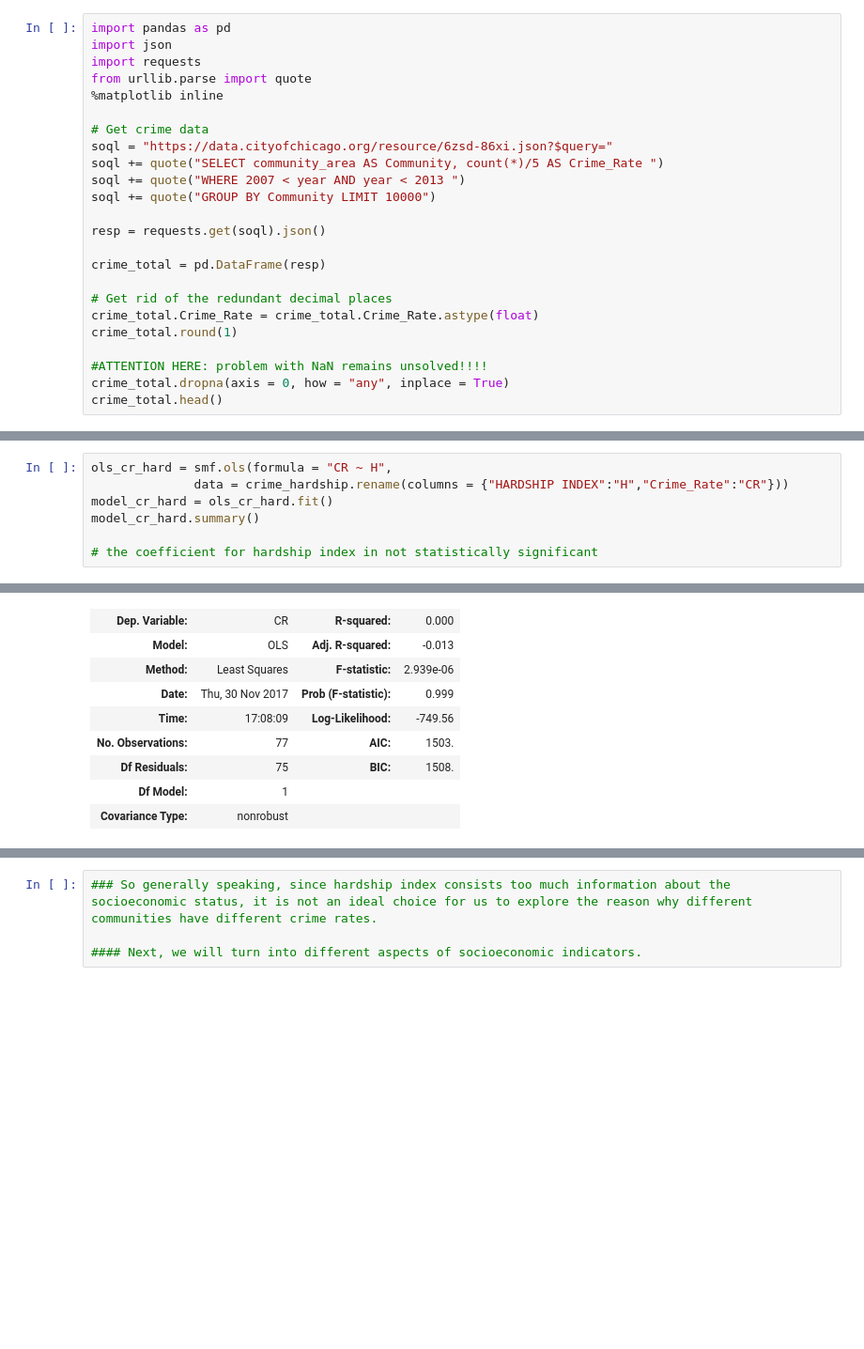
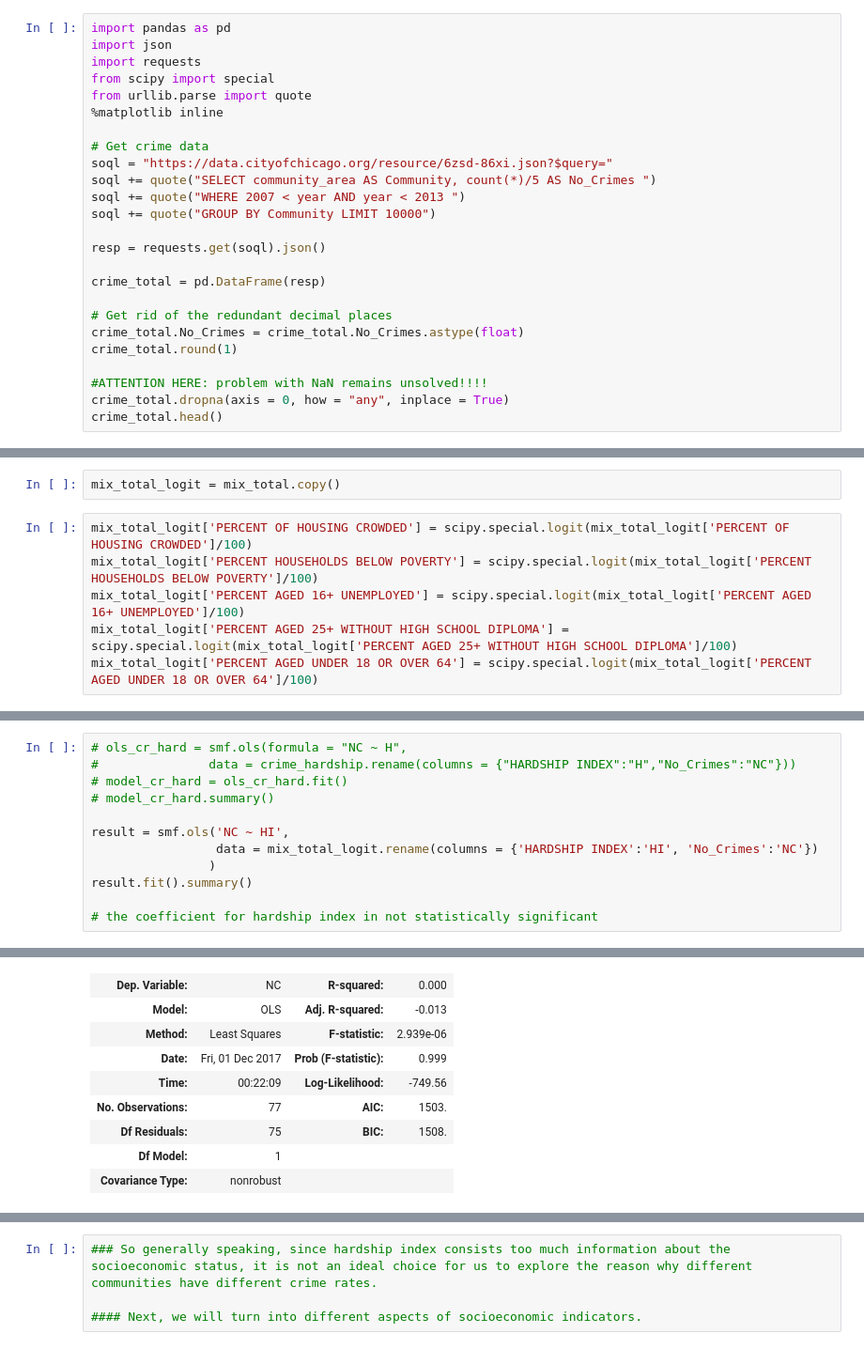
Before and after one commit to bac2qh/ippp_Final_Project, a Jupyter notebook: Crime_Total_Reg_xin.ipynb, the cells around one changed output, grey strips where cells are left out. Shown at 94% size. Drawn from its saved outputs; the diff is of its cells as text; blank space fills up the shorter version.

```diff
--- a/Crime_Total_Reg_xin.ipynb
+++ b/Crime_Total_Reg_xin.ipynb
@@ -2,12 +2,13 @@
 import pandas as pd
 import json
 import requests
+from scipy import special
 from urllib.parse import quote
 %matplotlib inline
 
 # Get crime data
 soql = "https://data.cityofchicago.org/resource/6zsd-86xi.json?$query="
-soql += quote("SELECT community_area AS Community, count(*)/5 AS Crime_Rate ")
+soql += quote("SELECT community_area AS Community, count(*)/5 AS No_Crimes ")
 soql += quote("WHERE 2007 < year AND year < 2013 ")
 soql += quote("GROUP BY Community LIMIT 10000")
 
@@ -16,7 +17,7 @@ resp = requests.get(soql).json()
 crime_total = pd.DataFrame(resp)
 
 # Get rid of the redundant decimal places
-crime_total.Crime_Rate = crime_total.Crime_Rate.astype(float)
+crime_total.No_Crimes = crime_total.No_Crimes.astype(float)
 crime_total.round(1)
 
 #ATTENTION HERE: problem with NaN remains unsolved!!!!
@@ -74,0 +63,8 @@ list(mix_total)
+# %%
+mix_total_logit = mix_total.copy()
+# %%
+mix_total_logit['PERCENT OF HOUSING CROWDED'] = scipy.special.logit(mix_total_logit['PERCENT OF HOUSING CROWDED']/100)
+mix_total_logit['PERCENT HOUSEHOLDS BELOW POVERTY'] = scipy.special.logit(mix_total_logit['PERCENT HOUSEHOLDS BELOW POVERTY']/100)
+mix_total_logit['PERCENT AGED 16+ UNEMPLOYED'] = scipy.special.logit(mix_total_logit['PERCENT AGED 16+ UNEMPLOYED']/100)
+mix_total_logit['PERCENT AGED 25+ WITHOUT HIGH SCHOOL DIPLOMA'] = scipy.special.logit(mix_total_logit['PERCENT AGED 25+ WITHOUT HIGH SCHOOL DIPLOMA']/100)
+mix_total_logit['PERCENT AGED UNDER 18 OR OVER 64'] = scipy.special.logit(mix_total_logit['PERCENT AGED UNDER 18 OR OVER 64']/100)
@@ -118,17 +192,22 @@ mix_total[mix_total.Crime_Rate >= 20000]
 # %%
-ols_cr_hard = smf.ols(formula = "CR ~ H",
-              data = crime_hardship.rename(columns = {"HARDSHIP INDEX":"H","Crime_Rate":"CR"}))
-model_cr_hard = ols_cr_hard.fit()
-model_cr_hard.summary()
+# ols_cr_hard = smf.ols(formula = "NC ~ H",
+#               data = crime_hardship.rename(columns = {"HARDSHIP INDEX":"H","No_Crimes":"NC"}))
+# model_cr_hard = ols_cr_hard.fit()
+# model_cr_hard.summary()
+
+result = smf.ols('NC ~ HI',
+                 data = mix_total_logit.rename(columns = {'HARDSHIP INDEX':'HI', 'No_Crimes':'NC'})
+                )
+result.fit().summary()
 
 # the coefficient for hardship index in not statistically significant
 # %% [output]
 OLS Regression Results
-| Dep. Variable: | CR | R-squared: | 0.000 |
+| Dep. Variable: | NC | R-squared: | 0.000 |
 | Model: | OLS | Adj. R-squared: | -0.013 |
 | Method: | Least Squares | F-statistic: | 2.939e-06 |
-| Date: | Thu, 30 Nov 2017 | Prob (F-statistic): | 0.999 |
-| Time: | 17:08:09 | Log-Likelihood: | -749.56 |
+| Date: | Fri, 01 Dec 2017 | Prob (F-statistic): | 0.999 |
+| Time: | 00:22:09 | Log-Likelihood: | -749.56 |
 | No. Observations: | 77 | AIC: | 1503. |
 | Df Residuals: | 75 | BIC: | 1508. |
 | Df Model: | 1 |  |  |
```
Also changed, not shown: parts of 34 cells of this notebook.
